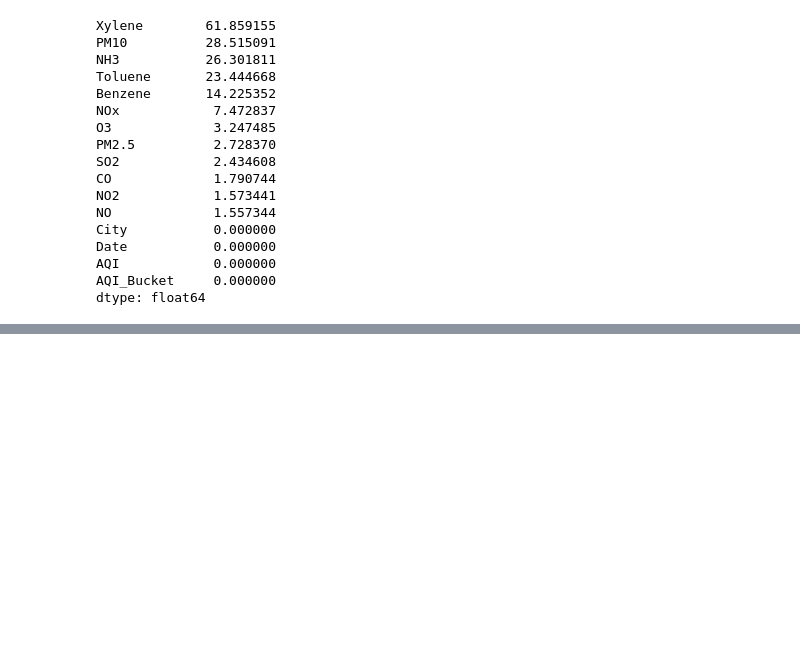
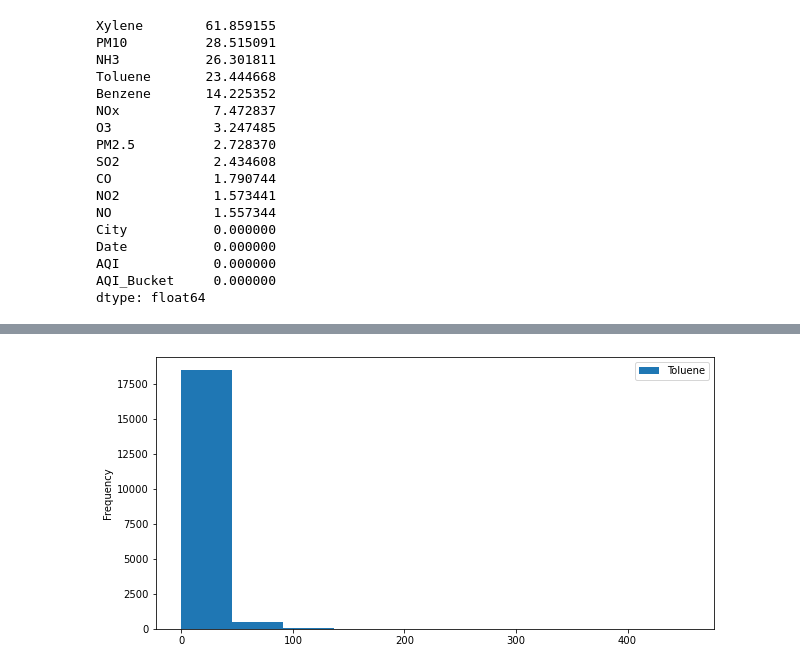
Before and after one commit to devansh-29/AQI-Prediction-Model, a Jupyter notebook: AQI Prediction Model.ipynb, the cells around one changed output, grey strips where cells are left out. Cells and saved outputs as stored; diff of their text form; code cells hidden in the pictures; blank space fills up the shorter version.

```diff
--- a/AQI Prediction Model.ipynb
+++ b/AQI Prediction Model.ipynb
@@ -151,0 +175,6 @@ dtype: float64
+# %%
+df ['Toluene'].plot(kind='hist',figsize=(10,5))
+plt.legend()
+plt.show()
+# %% [output]
+[figure, added]
```
Also changed, not shown: parts of 56 cells of this notebook.
